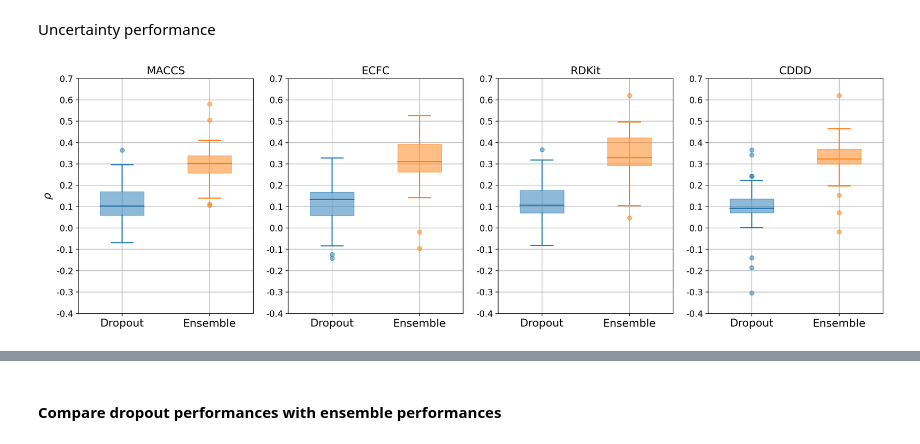
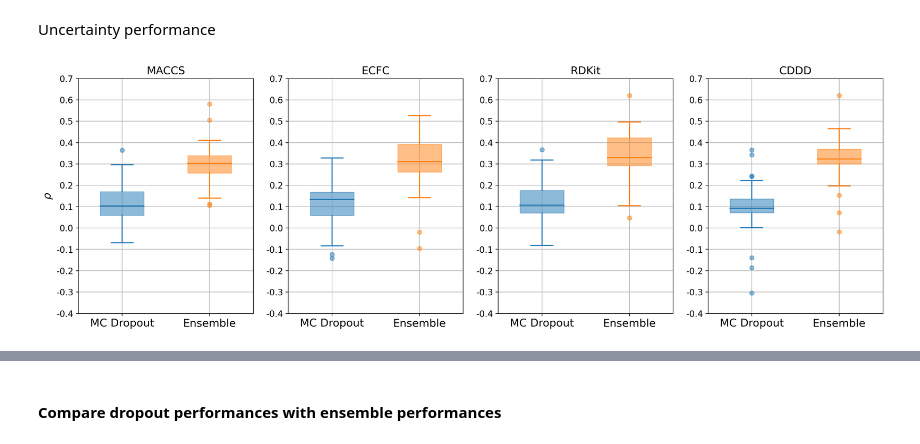
Before and after one commit to ThomasDutschmann/ensemble_uncertainties, a Jupyter notebook: preliminary_experiments/dropout_evaluation/dropout_inspection.ipynb, the cells around one changed output, grey strips where cells are left out. Drawn from its saved outputs; the diff is of its cells as text; code cells hidden in the pictures.

```diff
--- a/preliminary_experiments/dropout_evaluation/dropout_inspection.ipynb
+++ b/preliminary_experiments/dropout_evaluation/dropout_inspection.ipynb
@@ -210,12 +212,12 @@ for i in range(len(axes)):
                 patch.set_linewidth(1.5)
     ax.set_ylim((-.15, 1.))
     ax.set_title(title, size=15)
-    ax.set_xticklabels(['Dropout', 'Ensemble'], size=15)
+    ax.set_xticklabels(['MC Dropout', 'Ensemble'], size=15)
     rang_adjusted = make_y_range((-.1, 1.))
     ax.set_yticks(rang_adjusted)
     ax.set_yticklabels(rang_adjusted, size=12)
     if i == 0:
         ax.set_ylabel('$R^2$', size=15)
-plt.savefig(PLOT_FOLDER+'dropout_vs_ensemble/r2.pdf', bbox_inches='tight', pad_inches=0.01)
+plt.savefig(PLOT_FOLDER+'dropout_vs_ensemble/r2.pdf', bbox_inches='tight', pad_inches=0.05)
 plt.show()
 # %% [output]
@@ -228,33 +230,33 @@ fix, axes = plt.subplots(1, len(descriptors), figsize=(20, 6))
 for i in range(len(axes)):
     ax = axes[i]
     descriptor = descriptor_names[i]
     title = descriptor
     dropout_table = complete_overview_dropout[complete_overview_dropout['descriptor'] == descriptor]
     ensemble_table = complete_overview_ensemble[complete_overview_ensemble['descriptor'] == descriptor]
     ax.grid(zorder=1000)
     for j, table in enumerate([dropout_table, ensemble_table]):
         flierprops = {'markerfacecolor':f'C{j}', 'markeredgecolor':f'C{j}', 'alpha':.5}
         box = ax.boxplot(table['rho'], flierprops=flierprops, positions=[j], widths=[.5], patch_artist=True)
         for k, patch in enumerate(box['boxes']):
             patch.set_facecolor(f'C{j}')
             patch.set_edgecolor(f'C{j}')
             patch.set_alpha(.5)
         for patch in box['medians']:
             patch.set_color(f'C{j}')
             patch.set_linewidth(1.5)
         for item in ['whiskers', 'fliers', 'caps']:
             for patch in box[item]:
                 patch.set_color(f'C{j}')
                 patch.set_linewidth(1.5)
     ax.set_ylim((-.4, .7))
     ax.set_title(title, size=15)
-    ax.set_xticklabels(['Dropout', 'Ensemble'], size=15)
+    ax.set_xticklabels(['MC Dropout', 'Ensemble'], size=15)
     rang_adjusted = make_y_range((-.4, .7))
     ax.set_yticks(rang_adjusted)
     ax.set_yticklabels(rang_adjusted, size=12)
     if i == 0:
         ax.set_ylabel(r'$\rho$', size=15)
-plt.savefig(PLOT_FOLDER+'dropout_vs_ensemble/rho.pdf', bbox_inches='tight', pad_inches=0.01)
+plt.savefig(PLOT_FOLDER+'dropout_vs_ensemble/rho.pdf', bbox_inches='tight', pad_inches=0.05)
 plt.show()
 # %% [output]
-[figure, old version]
+[figure, new version]
```
Also changed, not shown: parts of 6 cells of this notebook, 1 other file.
